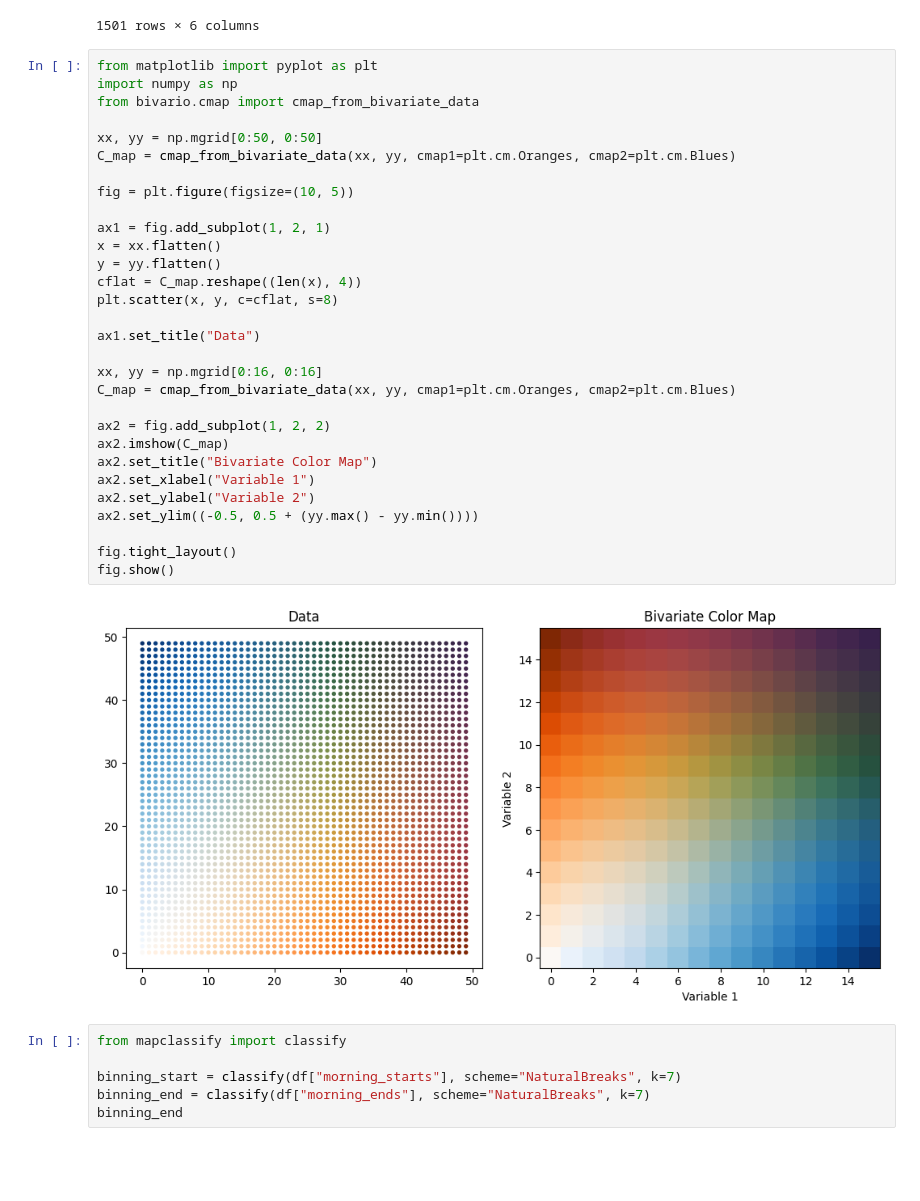
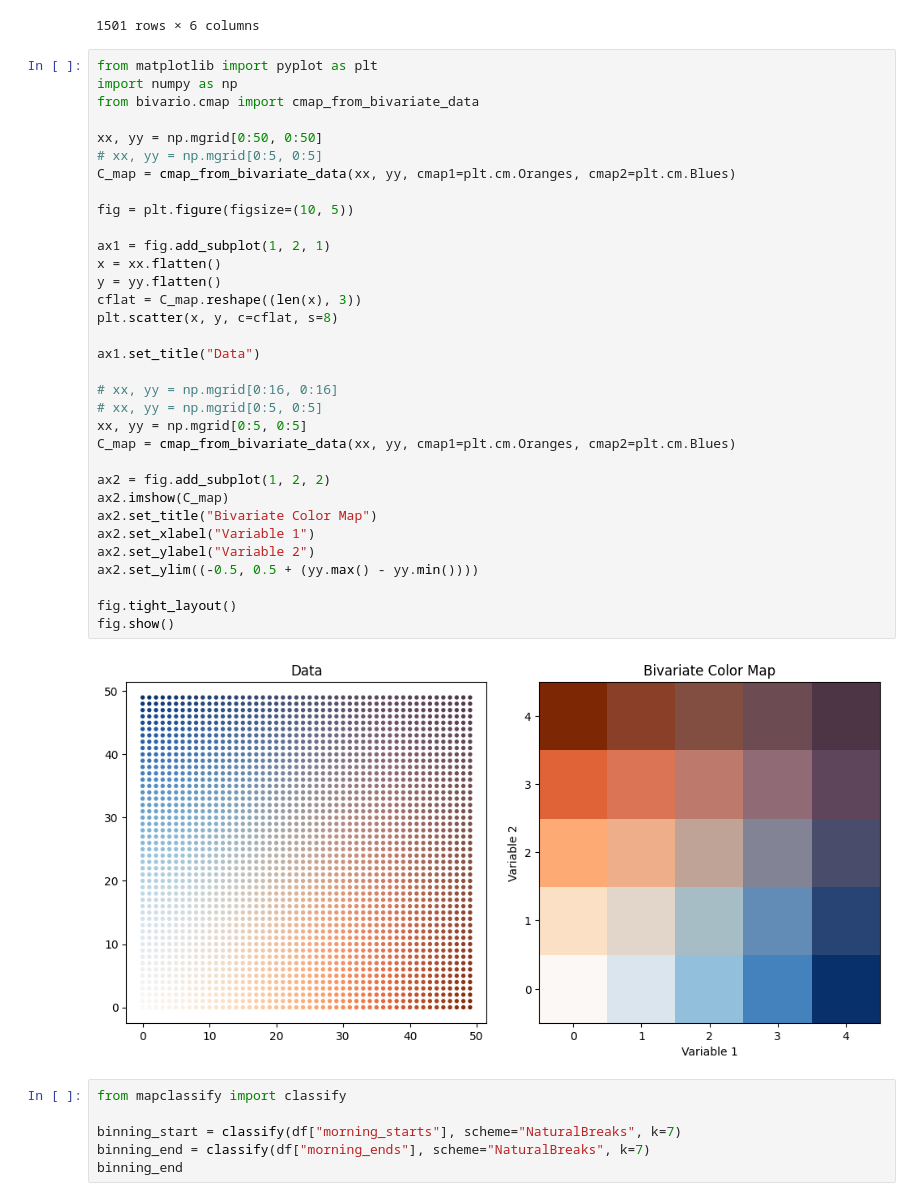
Before and after one commit to RaczeQ/bivario, a Jupyter notebook: bivario/plot_map.ipynb, the cells around one changed output. Drawn from its saved outputs; the diff is of its cells as text; blank space fills up the shorter version.

```diff
--- a/bivario/plot_map.ipynb
+++ b/bivario/plot_map.ipynb
@@ -20,35 +20,38 @@ df
 # %%
 from matplotlib import pyplot as plt
 import numpy as np
 from bivario.cmap import cmap_from_bivariate_data
 
 xx, yy = np.mgrid[0:50, 0:50]
+# xx, yy = np.mgrid[0:5, 0:5]
 C_map = cmap_from_bivariate_data(xx, yy, cmap1=plt.cm.Oranges, cmap2=plt.cm.Blues)
 
 fig = plt.figure(figsize=(10, 5))
 
 ax1 = fig.add_subplot(1, 2, 1)
 x = xx.flatten()
 y = yy.flatten()
-cflat = C_map.reshape((len(x), 4))
+cflat = C_map.reshape((len(x), 3))
 plt.scatter(x, y, c=cflat, s=8)
 
 ax1.set_title("Data")
 
-xx, yy = np.mgrid[0:16, 0:16]
+# xx, yy = np.mgrid[0:16, 0:16]
+# xx, yy = np.mgrid[0:5, 0:5]
+xx, yy = np.mgrid[0:5, 0:5]
 C_map = cmap_from_bivariate_data(xx, yy, cmap1=plt.cm.Oranges, cmap2=plt.cm.Blues)
 
 ax2 = fig.add_subplot(1, 2, 2)
 ax2.imshow(C_map)
 ax2.set_title("Bivariate Color Map")
 ax2.set_xlabel("Variable 1")
 ax2.set_ylabel("Variable 2")
 ax2.set_ylim((-0.5, 0.5 + (yy.max() - yy.min())))
 
 fig.tight_layout()
 fig.show()
 # %% [output]
-[figure, old version]
+[figure, new version]
 # %%
 from mapclassify import classify
 
```
Also changed, not shown: parts of 11 cells of this notebook, 5 other files.
